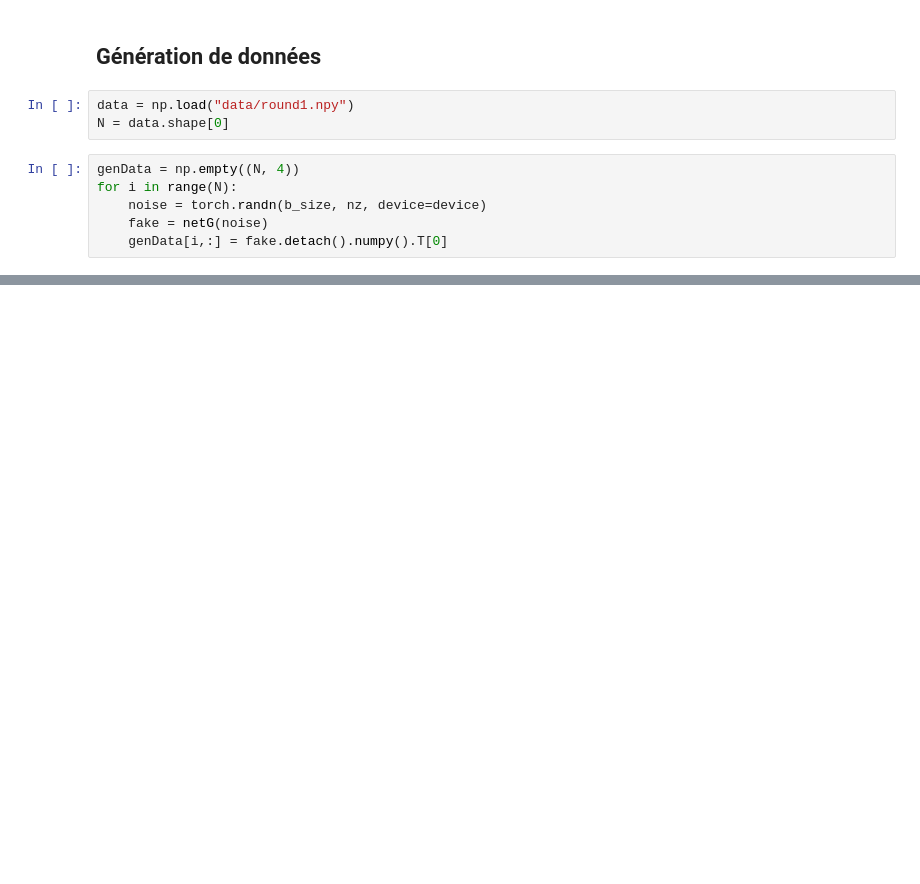
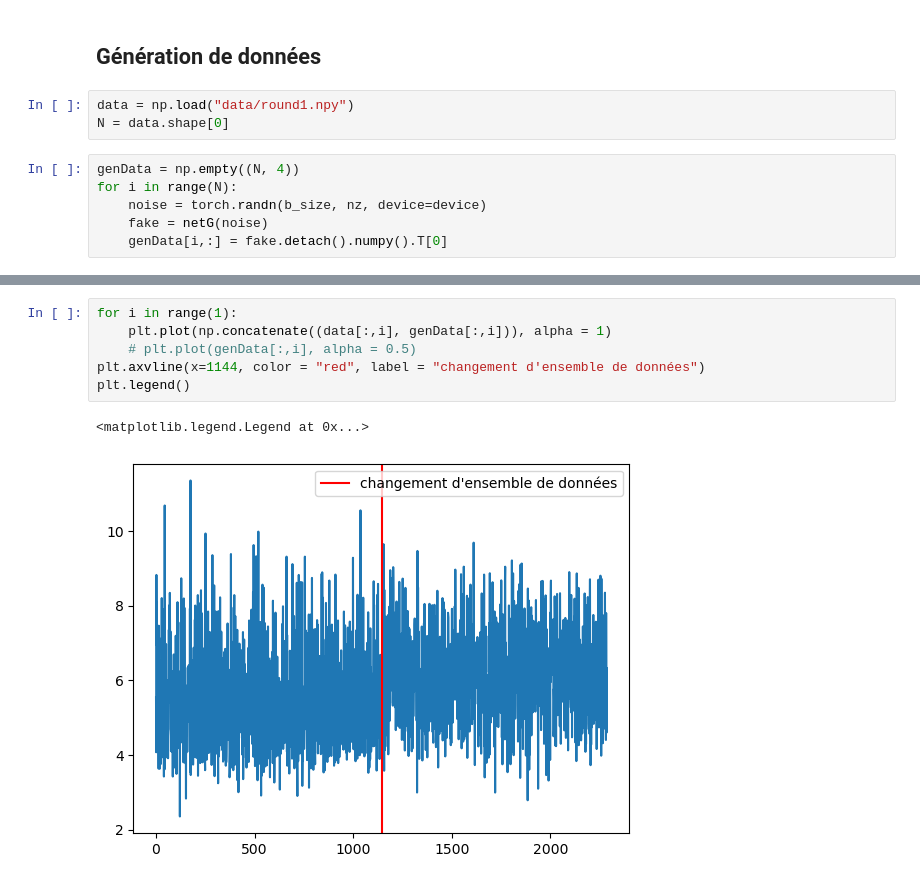
Before and after one commit to Soline270dC/PSC, a Jupyter notebook: GAN_soline.ipynb, the cells around one changed output, grey strips where cells are left out. Drawn from its saved outputs; the diff is of its cells as text; blank space fills up the shorter version.

```diff
--- a/GAN_soline.ipynb
+++ b/GAN_soline.ipynb
@@ -353,0 +358,9 @@ dWasserstein4D(data, genData, niter = int(1e4))
+# %%
+for i in range(1):
+    plt.plot(np.concatenate((data[:,i], genData[:,i])), alpha = 1)
+    # plt.plot(genData[:,i], alpha = 0.5)
+plt.axvline(x=1144, color = "red", label = "changement d'ensemble de données")
+plt.legend()
+# %% [output]
+<matplotlib.legend.Legend at 0x...>
+[figure, added]
```
Also changed, not shown: parts of 12 cells of this notebook, 1 other file.
